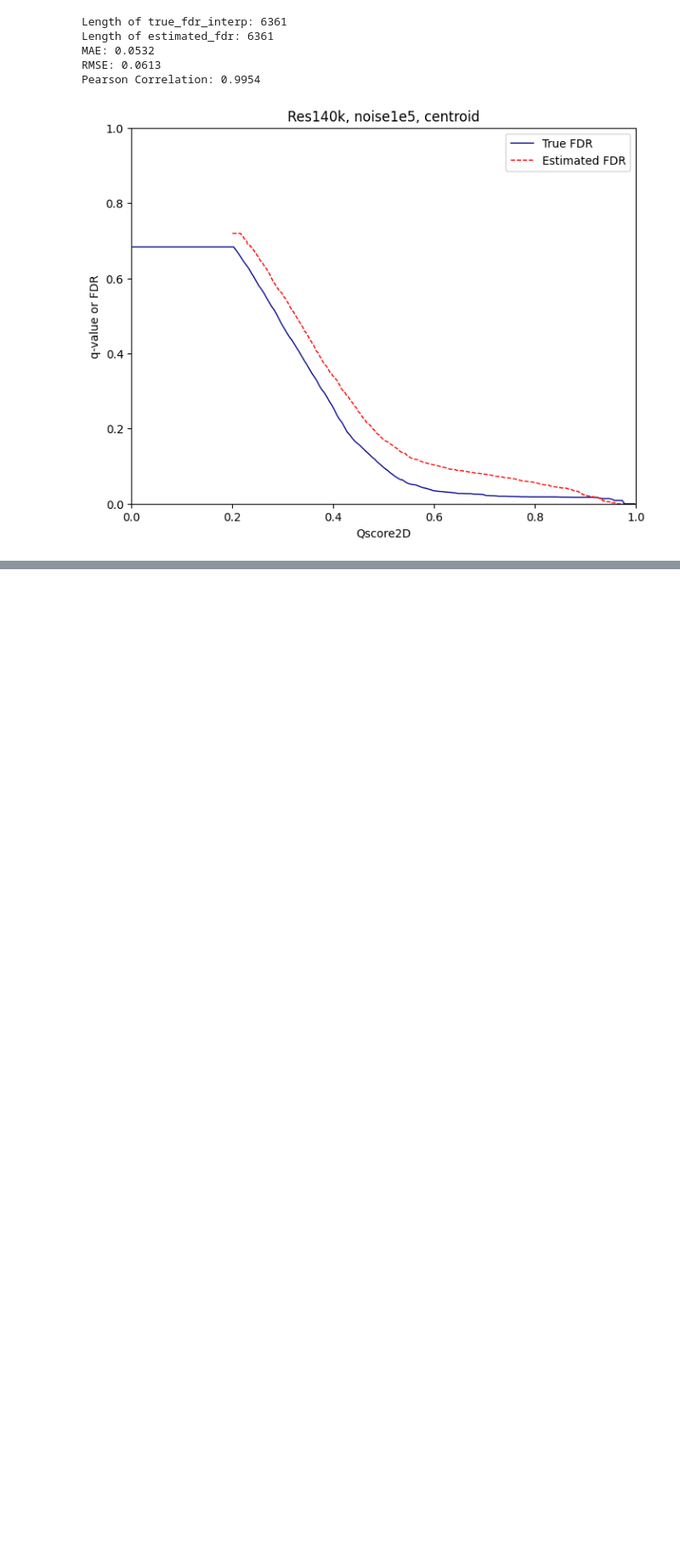
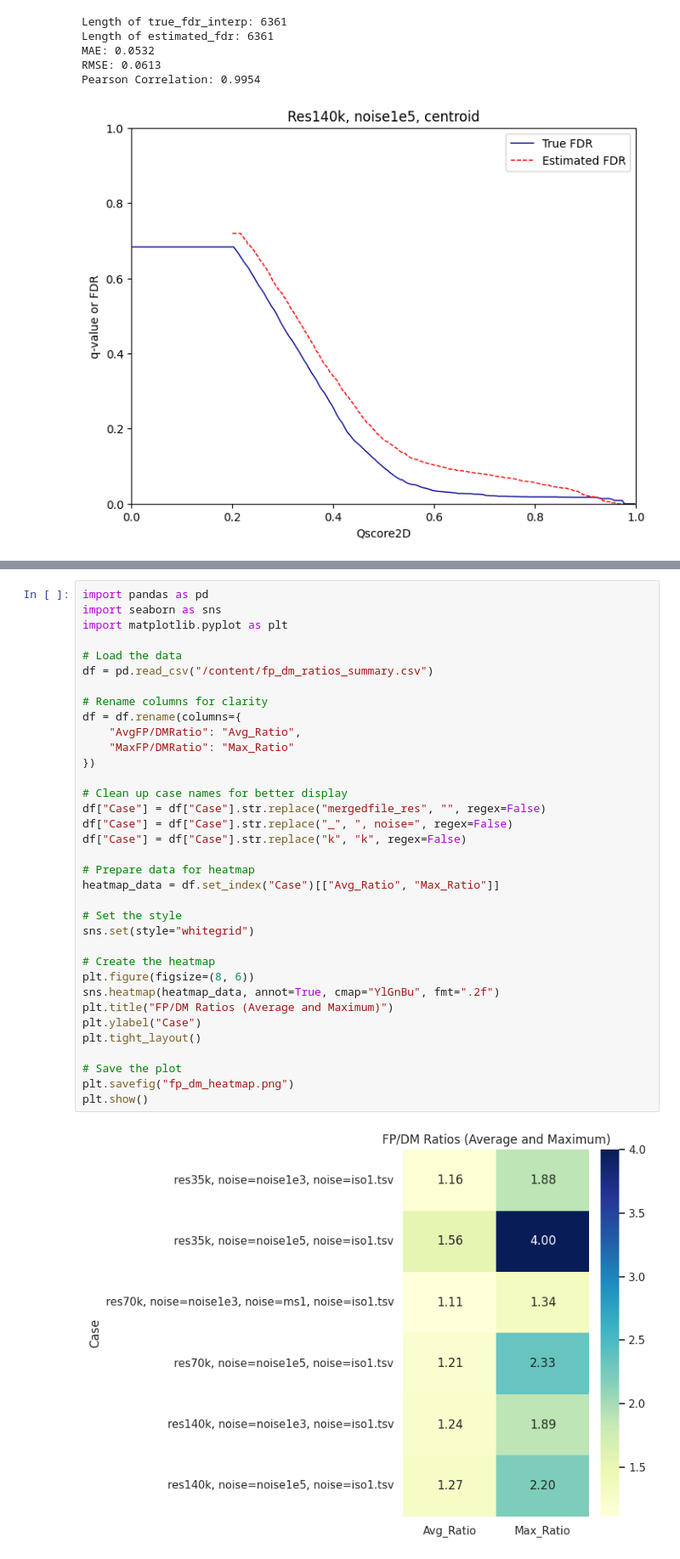
Before and after one commit to Ayesha-Feroz/Python-script-for-Mass-decoy, a Jupyter notebook: FDR_estimation_code_of_paper24.ipynb, the cells around one changed output, grey strips where cells are left out. Shown at 85% size. Cells and saved outputs as stored; diff of their text form; blank space fills up the shorter version.

```diff
--- a/FDR_estimation_code_of_paper24.ipynb
+++ b/FDR_estimation_code_of_paper24.ipynb
@@ -1691,0 +2319,37 @@ Mean ± SD for Pearson Correlation: 0.9756 ± 0.0349
+# %%
+import pandas as pd
+import seaborn as sns
+import matplotlib.pyplot as plt
+
+# Load the data
+df = pd.read_csv("/content/fp_dm_ratios_summary.csv")
+
+# Rename columns for clarity
+df = df.rename(columns={
+    "AvgFP/DMRatio": "Avg_Ratio",
+    "MaxFP/DMRatio": "Max_Ratio"
+})
+
+# Clean up case names for better display
+df["Case"] = df["Case"].str.replace("mergedfile_res", "", regex=False)
+df["Case"] = df["Case"].str.replace("_", ", noise=", regex=False)
+df["Case"] = df["Case"].str.replace("k", "k", regex=False)
+
+# Prepare data for heatmap
+heatmap_data = df.set_index("Case")[["Avg_Ratio", "Max_Ratio"]]
+
+# Set the style
+sns.set(style="whitegrid")
+
+# Create the heatmap
+plt.figure(figsize=(8, 6))
+sns.heatmap(heatmap_data, annot=True, cmap="YlGnBu", fmt=".2f")
+plt.title("FP/DM Ratios (Average and Maximum)")
+plt.ylabel("Case")
+plt.tight_layout()
+
+# Save the plot
+plt.savefig("fp_dm_heatmap.png")
+plt.show()
+# %% [output]
+[figure, added]
```
Also changed, not shown: parts of 20 cells of this notebook.
